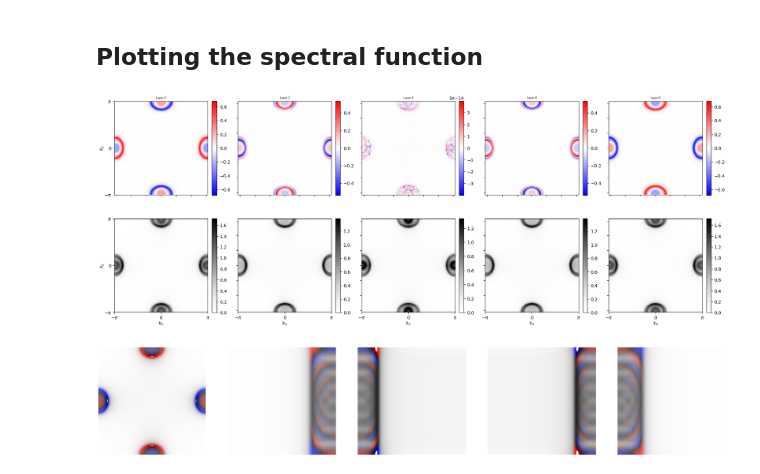
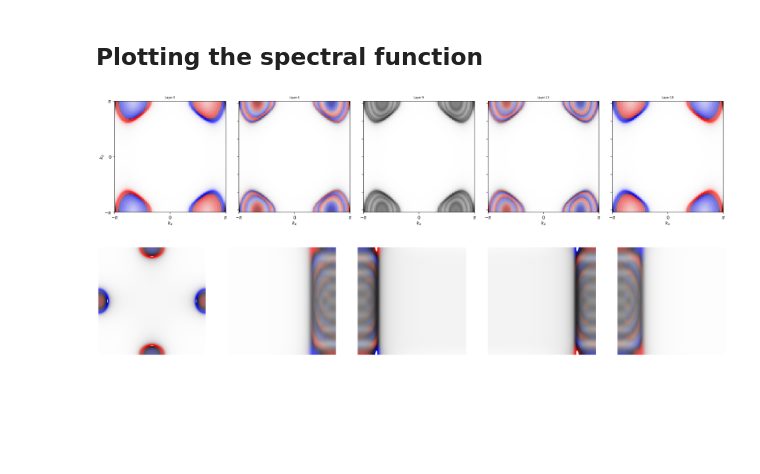
Before and after one commit to dpreuo/alter_surf, a Jupyter notebook: surface_DLKK.ipynb, the cells around one changed output. Saved outputs shown, nothing was run; the diff lists cells and outputs as text; code cells hidden in the pictures; blank space fills up the shorter version.

```diff
--- a/surface_DLKK.ipynb
+++ b/surface_DLKK.ipynb
@@ -125,7 +126,7 @@ ks = sample_square(Lq)
 #Diagonalize Hamiltonian
 es,psis = H_DLKK.diagonalize(*ks)
 
-def plot_spectral_density(ax,spectral_density,cmap='bwr',title_plot='',show_xlabel=True,show_ylabel=True,vmax='',vmin=''):
+def plot_spectral_density(ax,spectral_density,cmap='bwr',title_plot='',show_xlabel=True,show_ylabel=True,vmax='',vmin='',linthresh=1e-2,alphas=None):
     """Plots colored spin spectral density on ax,
 
     cmap: a matplotlib colormap
@@ -151,11 +152,16 @@ def plot_spectral_density(ax,spectral_density,cmap='bwr',title_plot='',show_xlab
     ax.set_ylim(-pi,pi)
     #--------------
     if vmax == '':
-        vmax = np.abs(spectral_density).max()
+        vmax = 1
     if vmin == '':
-        vmin = -vmax
-    im = ax.imshow(spectral_density,extent=(-pi,pi,-pi,pi),origin='lower',cmap=cmap,vmin=vmin,vmax=vmax)
+        vmin = -1
+
+    if alphas is None:
+        im = ax.imshow(spectral_density.T,extent=(-pi,pi,-pi,pi),origin='lower',cmap=cmap,norm=matplotlib.colors.SymLogNorm(linthresh=linthresh,vmin=vmin,vmax=vmax))
+    else:
+        im = ax.imshow(spectral_density.T,extent=(-pi,pi,-pi,pi),origin='lower',cmap=cmap,norm=matplotlib.colors.SymLogNorm(linthresh=linthresh,vmin=vmin,vmax=vmax),alpha=alphas.T)
     return im
+
 
 #create a custom colormap bkr
 # grab the endpoints from bwr
@@ -166,44 +172,74 @@ cmap_bkr = LinearSegmentedColormap.from_list("bkr", colors, N=256)
 # %%
 Gamma = 5e-2
 mu = 0
 len_z = Hparam0['len_z']
 #layers = [0,len_z//6,len_z//3,len_z//2]
 layers = np.linspace(0,len_z-2,5,dtype=int)
 
 
-#Plot
-fig,axs = plt.subplots(2,len(layers),figsize=(4*len(layers),8))
+fig,axs = plt.subplots(1,len(layers),figsize=(4*len(layers),4))
 
-for ax_column,layer in zip(axs.T,layers):
-    proj_2layers = projector2layer(layer,len_z=len_z)+projector2layer(layer+1,len_z=len_z)
-    coloring_operator = np.kron(proj_2layers,H_DLKK.suboperator.spin) #projected spin_operator
+for ax,layer in zip(axs,layers):
+
+    #this we need to improve if we want to measure the last layer
+    coloring_operator = project_doublelayer(layer,H_DLKK)*H_DLKK.operator.spin #projected spin_operator
 
     #compute spin spectral density
     Os = exp_value_O(coloring_operator,psis) #.shape=(n,y,x)
-    spectral_density_spin = np.sum(Os*Gamma/((es-mu)**2+Gamma**2),axis=0)/len_z
+    spectral_density_spin = np.sum(Os*Gamma/((es-mu)**2+Gamma**2),axis=0)/H_DLKK.param['numb_z']
 
     #compute spectral density
-    Os = exp_value_O(np.kron(proj_2layers,np.ones(4)),psis) #.shape=(n,y,x)
-    spectral_density0 = np.sum(Os*Gamma/((es-mu)**2+Gamma**2),axis=0)/len_z
+    Os = exp_value_O(H_DLKK.suboperator.proj.dot(project_doublelayer(layer,H_DLKK)),psis) #.shape=(n,y,x)
+    spectral_density0 = np.sum(Os*Gamma/((es-mu)**2+Gamma**2),axis=0)/H_DLKK.param['numb_z']
+
+    if layer == 0:
+        vmax_spin = np.abs(spectral_density_spin).max()
+        vmax0 = np.abs(spectral_density0).max()
 
 
-    vmax_spin = np.abs(spectral_density_spin).max()
-    vmax0 = np.abs(spectral_density0).max()
+    alphas = spectral_density0/vmax0
+    spectral_density_spin = spectral_density_spin/vmax_spin
 
-    imT = plot_spectral_density(ax_column[0],spectral_density_spin,title_plot='Layer '+str(layer),show_ylabel=(layer==0),show_xlabel=False,vmax=vmax_spin)
-    imB = plot_spectral_density(ax_column[1],spectral_density0,show_ylabel=(layer==0),show_xlabel=True,vmax=vmax0,vmin=0,cmap='Greys')
+    #ax.imshow(spectral_density[i],cmap='gray_r')
 
-    #colorbars for each plot
-    plt.colorbar(imT,ax=ax_column[0],fraction=0.046,pad=0.04)
-    plt.colorbar(imB,ax=ax_column[1],fraction=0.046,pad=0.04)
+    imT = plot_spectral_density(ax,spectral_density_spin,title_plot='Layer '+str(layer),show_ylabel=(layer==0),alphas=alphas,cmap=cmap_bkr)
 
 
-# plt.colorbar(imT,ax=axs[0,-1],fraction=0.046,pad=0.04)
-# plt.colorbar(imB,ax=axs[1,-1],fraction=0.046,pad=0.04)
+
+
+# #Plot spin and spectral density seperately
+# fig,axs = plt.subplots(2,len(layers),figsize=(4*len(layers),8))
+
+# for ax_column,layer in zip(axs.T,layers):
+#     proj_2layers = projector2layer(layer,len_z=len_z)+projector2layer(layer+1,len_z=len_z)
+#     coloring_operator = np.kron(proj_2layers,H_DLKK.suboperator.spin) #projected spin_operator
+
+#     #compute spin spectral density
+#     Os = exp_value_O(coloring_operator,psis) #.shape=(n,y,x)
+#     spectral_density_spin = np.sum(Os*Gamma/((es-mu)**2+Gamma**2),axis=0)/len_z
+
+#     #compute spectral density
+#     Os = exp_value_O(np.kron(proj_2layers,np.ones(4)),psis) #.shape=(n,y,x)
+#     spectral_density0 = np.sum(Os*Gamma/((es-mu)**2+Gamma**2),axis=0)/len_z
+
+
+#     vmax_spin = np.abs(spectral_density_spin).max()
+#     vmax0 = np.abs(spectral_density0).max()
+
+#     imT = plot_spectral_density(ax_column[0],spectral_density_spin,title_plot='Layer '+str(layer),show_ylabel=(layer==0),show_xlabel=False,vmax=vmax_spin)
+#     imB = plot_spectral_density(ax_column[1],spectral_density0,show_ylabel=(layer==0),show_xlabel=True,vmax=vmax0,vmin=0,cmap='Greys')
+
+#     #colorbars for each plot
+#     plt.colorbar(imT,ax=ax_column[0],fraction=0.046,pad=0.04)
+#     plt.colorbar(imB,ax=ax_column[1],fraction=0.046,pad=0.04)
+
+
+# # plt.colorbar(imT,ax=axs[0,-1],fraction=0.046,pad=0.04)
+# # plt.colorbar(imB,ax=axs[1,-1],fraction=0.046,pad=0.04)
 
 plt.tight_layout()
 # %% [output]
-[figure, old version]
+[figure, new version]
 # %%
 ## creating the spectral density data
 layers = np.arange(0,len_z-1,2,dtype=int)
```
Also changed, not shown: parts of 2 cells of this notebook, 5 other files.
